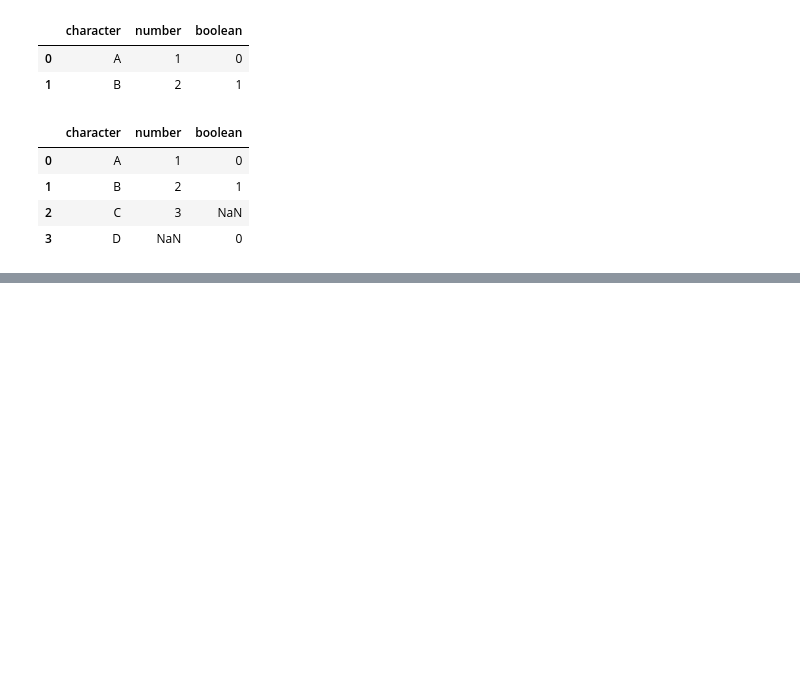
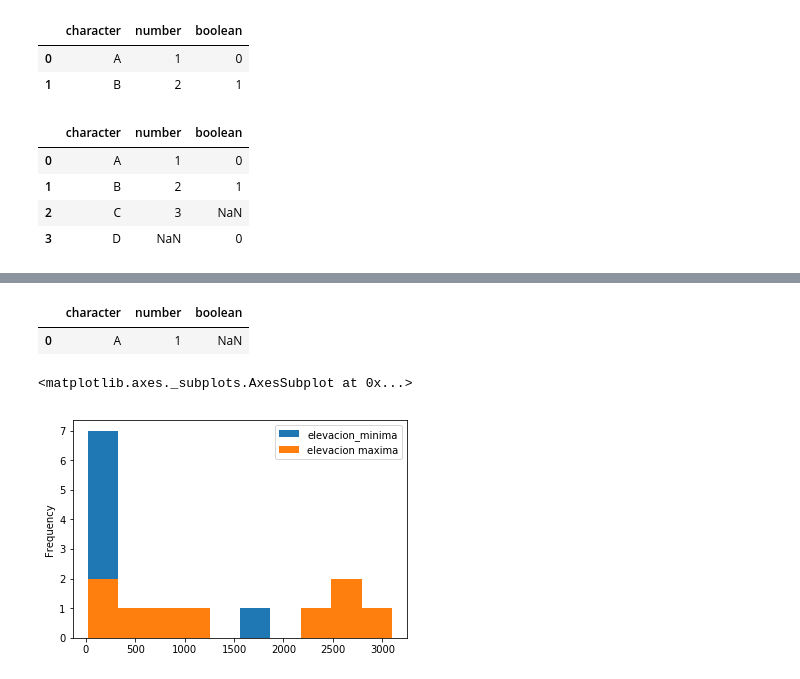
Before and after one commit to carlosinftech/cheatsheetsreminders, a Jupyter notebook: PandasDataProcessing.ipynb, the cells around one changed output, grey strips where cells are left out. Drawn from its saved outputs; the diff is of its cells as text; code cells hidden in the pictures; blank space fills up the shorter version.

```diff
--- a/PandasDataProcessing.ipynb
+++ b/PandasDataProcessing.ipynb
@@ -711,0 +744,17 @@ how='outer', on='character')
+# %%
+pd.merge(df_set_a, df_set_b, how='outer',indicator=True)\
+.query('_merge == "left_only"')\
+.drop(['_merge'],axis=1)
+#Filas que aparecen en df_set_a y no aparecen en df_set_b Resta.
+# %% [output]
+|  | character | number | boolean |
+| 0 | A | 1 | NaN |
+# %%
+
+%matplotlib inline
+import matplotlib
+
+df_plants.plot.hist()
+# %% [output]
+<matplotlib.axes._subplots.AxesSubplot at 0x...>
+[figure, added]
```
Also changed, not shown: parts of 12 cells of this notebook.
